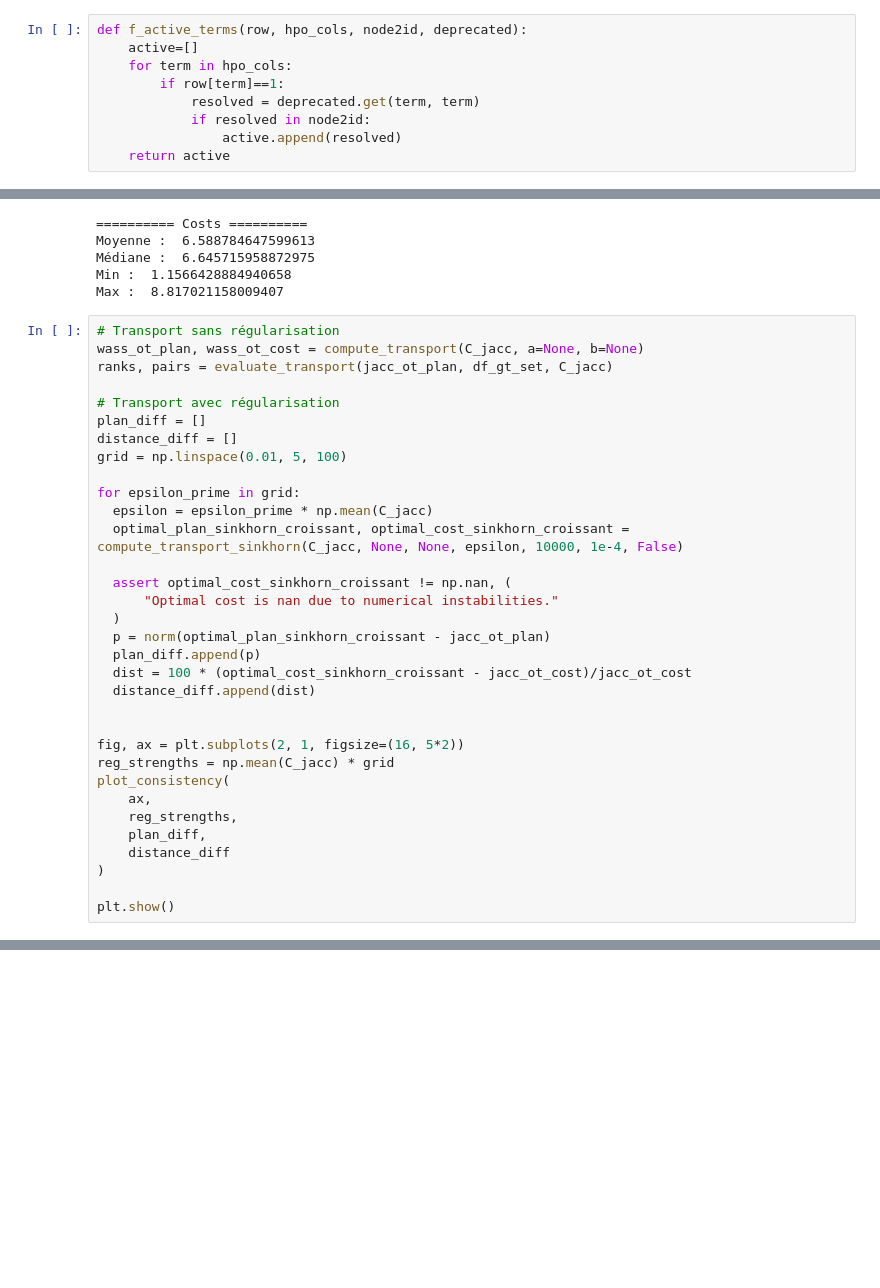
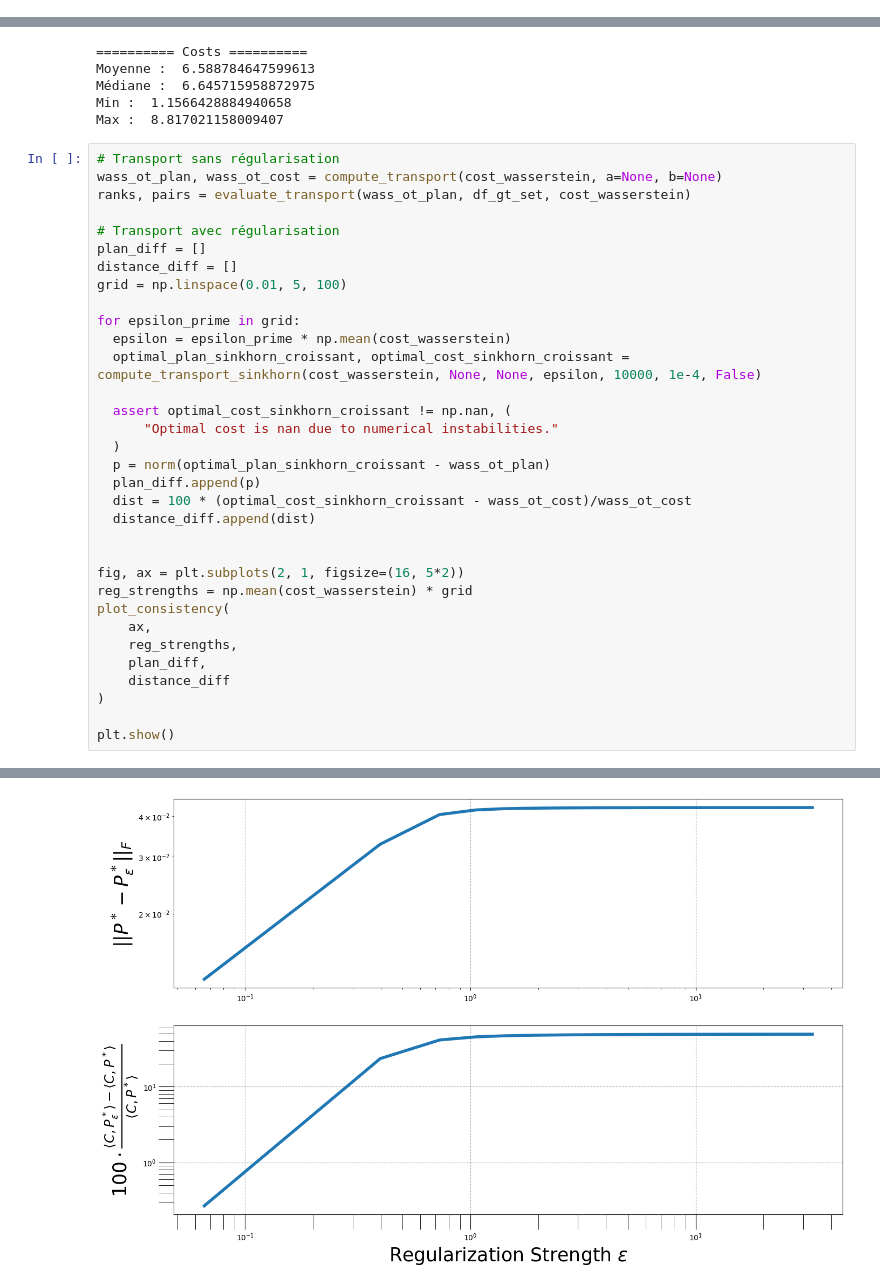
Before and after one commit to averniere/OT_simulation_maladies, a Jupyter notebook: Embeddings/test.ipynb, the cells around one changed output, grey strips where cells are left out. Drawn from its saved outputs; the diff is of its cells as text; blank space fills up the shorter version.

Commit message:
transport deux niveaux

```diff
--- a/Embeddings/test.ipynb
+++ b/Embeddings/test.ipynb
@@ -516,15 +518,6 @@ On souhaite d'abord :
 Dans un second temps, on calculera le barycentre des termes HPO pour chaque maladie, afin d'avoir une représentation synthétique de ces dernières, en pondérant :
 - soit uniformément ;
 - soit avec l'inverse des poids calculés précédemment (*information content*).
-# %%
-def f_active_terms(row, hpo_cols, node2id, deprecated):
-    active=[]
-    for term in hpo_cols:
-        if row[term]==1:
-            resolved = deprecated.get(term, term)
-            if resolved in node2id:
-                active.append(resolved)
-    return active
 # %%
 from itertools import combinations
 
@@ -1770,8 +1693,8 @@ Min :  1.1566428884940658
 Max :  8.817021158009407
 # %%
 # Transport sans régularisation
-wass_ot_plan, wass_ot_cost = compute_transport(C_jacc, a=None, b=None)
-ranks, pairs = evaluate_transport(jacc_ot_plan, df_gt_set, C_jacc)
+wass_ot_plan, wass_ot_cost = compute_transport(cost_wasserstein, a=None, b=None)
+ranks, pairs = evaluate_transport(wass_ot_plan, df_gt_set, cost_wasserstein)
 
 # Transport avec régularisation
 plan_diff = []
@@ -1779,20 +1702,20 @@ distance_diff = []
 grid = np.linspace(0.01, 5, 100)
 
 for epsilon_prime in grid:
-  epsilon = epsilon_prime * np.mean(C_jacc)
-  optimal_plan_sinkhorn_croissant, optimal_cost_sinkhorn_croissant = compute_transport_sinkhorn(C_jacc, None, None, epsilon, 10000, 1e-4, False)
+  epsilon = epsilon_prime * np.mean(cost_wasserstein)
+  optimal_plan_sinkhorn_croissant, optimal_cost_sinkhorn_croissant = compute_transport_sinkhorn(cost_wasserstein, None, None, epsilon, 10000, 1e-4, False)
 
   assert optimal_cost_sinkhorn_croissant != np.nan, (
       "Optimal cost is nan due to numerical instabilities."
   )
-  p = norm(optimal_plan_sinkhorn_croissant - jacc_ot_plan)
+  p = norm(optimal_plan_sinkhorn_croissant - wass_ot_plan)
   plan_diff.append(p)
-  dist = 100 * (optimal_cost_sinkhorn_croissant - jacc_ot_cost)/jacc_ot_cost
+  dist = 100 * (optimal_cost_sinkhorn_croissant - wass_ot_cost)/wass_ot_cost
   distance_diff.append(dist)
 
 
 fig, ax = plt.subplots(2, 1, figsize=(16, 5*2))
-reg_strengths = np.mean(C_jacc) * grid
+reg_strengths = np.mean(cost_wasserstein) * grid
 plot_consistency(
     ax,
     reg_strengths,
@@ -1801,3 +1724,4 @@ plot_consistency(
 )
 
 plt.show()
+# %% [output]
@@ -1803,0 +1733 @@ plt.show()
+[figure, added]
```
Also changed, not shown: parts of 8 cells of this notebook, 1 other file.
